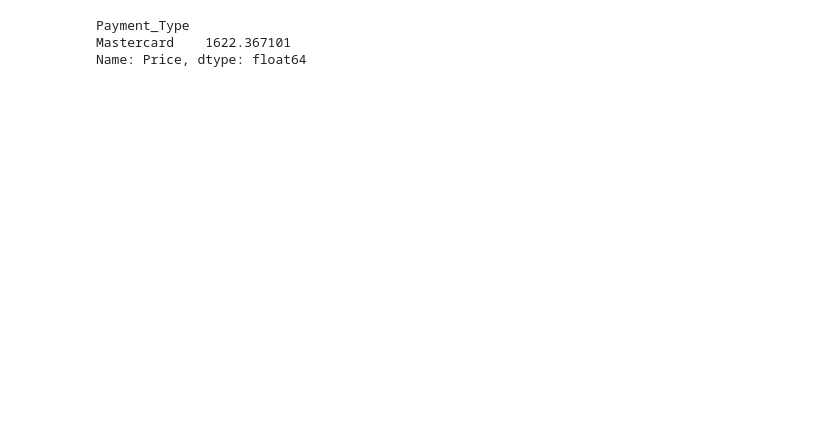
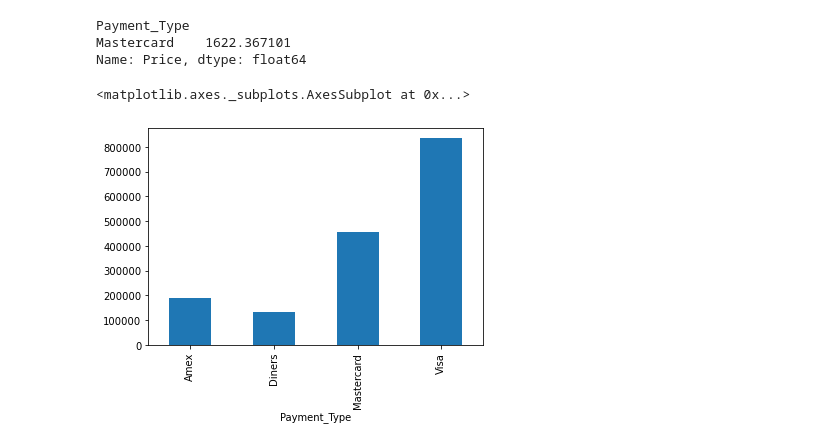
Before and after one commit to wizDaia/dqLab, a Jupyter notebook: hw-04/hw-4.ipynb, the cells around one changed output. Drawn from its saved outputs; the diff is of its cells as text; code cells hidden in the pictures; blank space fills up the shorter version.

```diff
--- a/hw-04/hw-4.ipynb
+++ b/hw-04/hw-4.ipynb
@@ -111,3 +125,10 @@ df.groupby('Payment_Type')['Price'].mean()
 Payment_Type
 Mastercard    1622.367101
 Name: Price, dtype: float64
+# %%
+import matplotlib
+res2 = df.groupby('Payment_Type')['Price'].sum()
+res2.plot.bar()
+# %% [output]
+<matplotlib.axes._subplots.AxesSubplot at 0x...>
+[figure, added]
```
Also changed, not shown: parts of 4 cells of this notebook.
